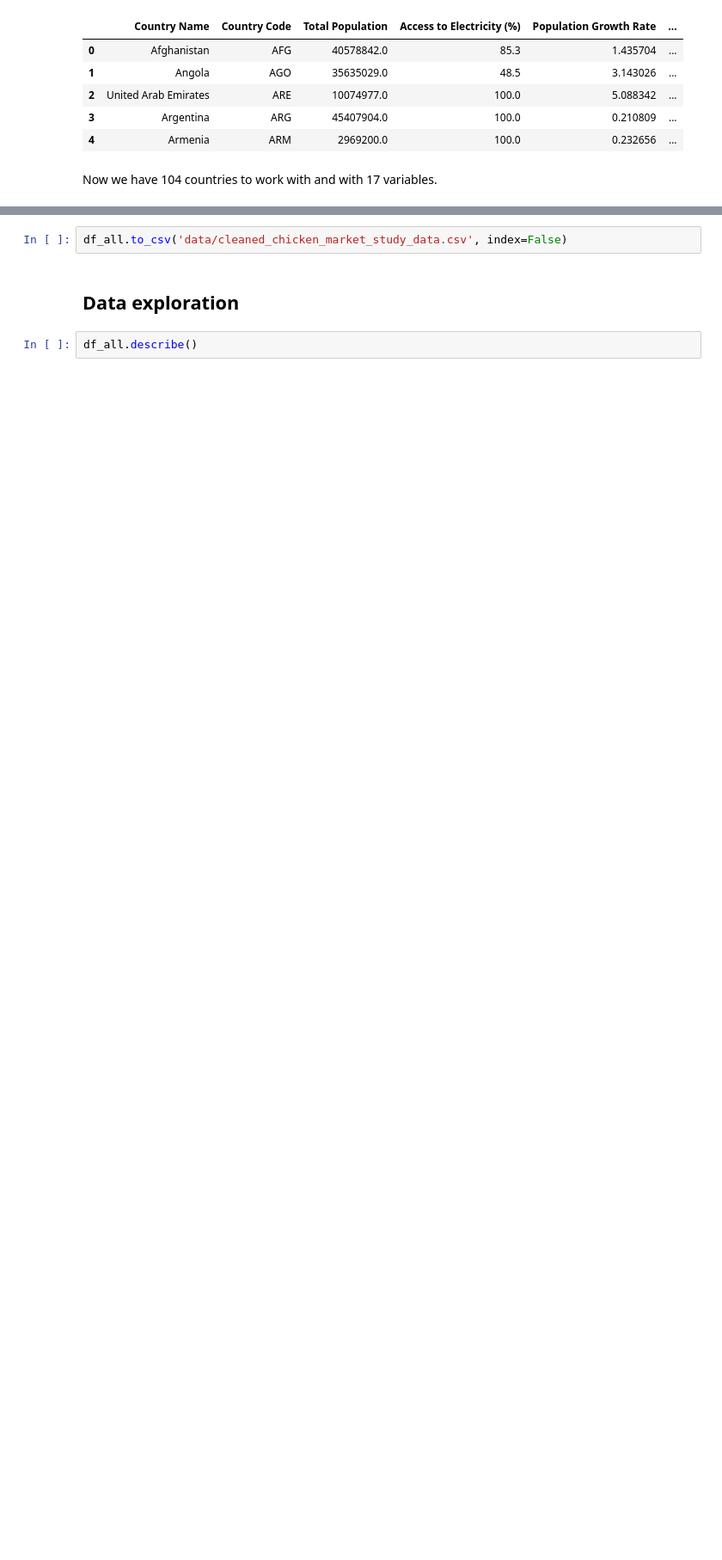
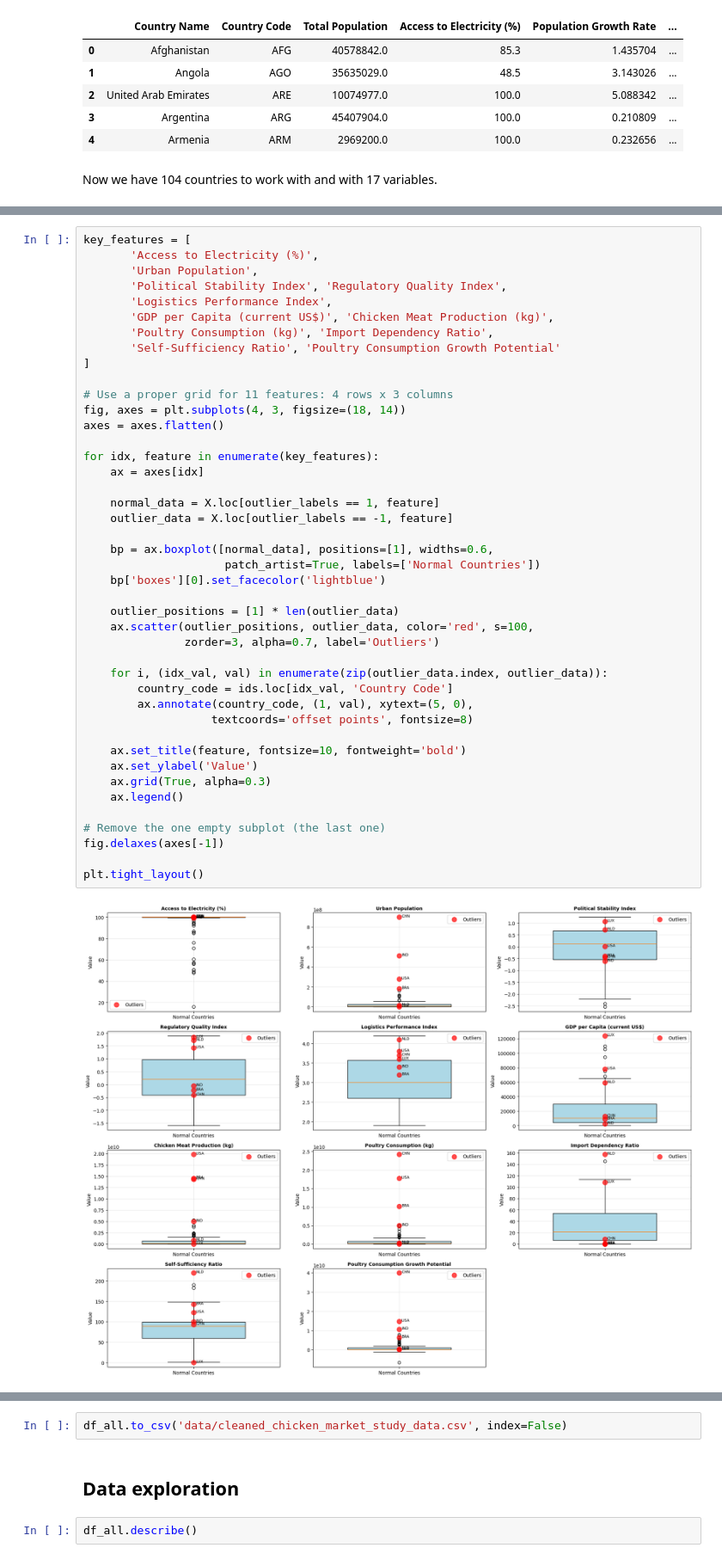
Before and after one commit to makokuzii/Produisez-une-etude-de-marche, a Jupyter notebook: preparation_et_le_nettoyage.ipynb, the cells around one changed output, grey strips where cells are left out. Shown at 86% size. Cells and saved outputs as stored; diff of their text form; blank space fills up the shorter version.

Commit message:
added outliers

```diff
--- a/preparation_et_le_nettoyage_v2.ipynb
+++ b/preparation_et_le_nettoyage.ipynb
@@ -324,0 +445,45 @@ Now we have 104 countries to work with and with 17 variables.
+# %%
+key_features = [
+       'Access to Electricity (%)',
+       'Urban Population',
+       'Political Stability Index', 'Regulatory Quality Index',
+       'Logistics Performance Index',
+       'GDP per Capita (current US$)', 'Chicken Meat Production (kg)',
+       'Poultry Consumption (kg)', 'Import Dependency Ratio',
+       'Self-Sufficiency Ratio', 'Poultry Consumption Growth Potential'
+]
+
+# Use a proper grid for 11 features: 4 rows x 3 columns
+fig, axes = plt.subplots(4, 3, figsize=(18, 14))
+axes = axes.flatten()
+
+for idx, feature in enumerate(key_features):
+    ax = axes[idx]
+
+    normal_data = X.loc[outlier_labels == 1, feature]
+    outlier_data = X.loc[outlier_labels == -1, feature]
+
+    bp = ax.boxplot([normal_data], positions=[1], widths=0.6,
+                     patch_artist=True, labels=['Normal Countries'])
+    bp['boxes'][0].set_facecolor('lightblue')
+
+    outlier_positions = [1] * len(outlier_data)
+    ax.scatter(outlier_positions, outlier_data, color='red', s=100,
+               zorder=3, alpha=0.7, label='Outliers')
+
+    for i, (idx_val, val) in enumerate(zip(outlier_data.index, outlier_data)):
+        country_code = ids.loc[idx_val, 'Country Code']
+        ax.annotate(country_code, (1, val), xytext=(5, 0),
+                   textcoords='offset points', fontsize=8)
+
+    ax.set_title(feature, fontsize=10, fontweight='bold')
+    ax.set_ylabel('Value')
+    ax.grid(True, alpha=0.3)
+    ax.legend()
+
+# Remove the one empty subplot (the last one)
+fig.delaxes(axes[-1])
+
+plt.tight_layout()
+# %% [output]
+[figure, added]
```
Also changed, not shown: parts of 7 cells of this notebook, 2 other files.
